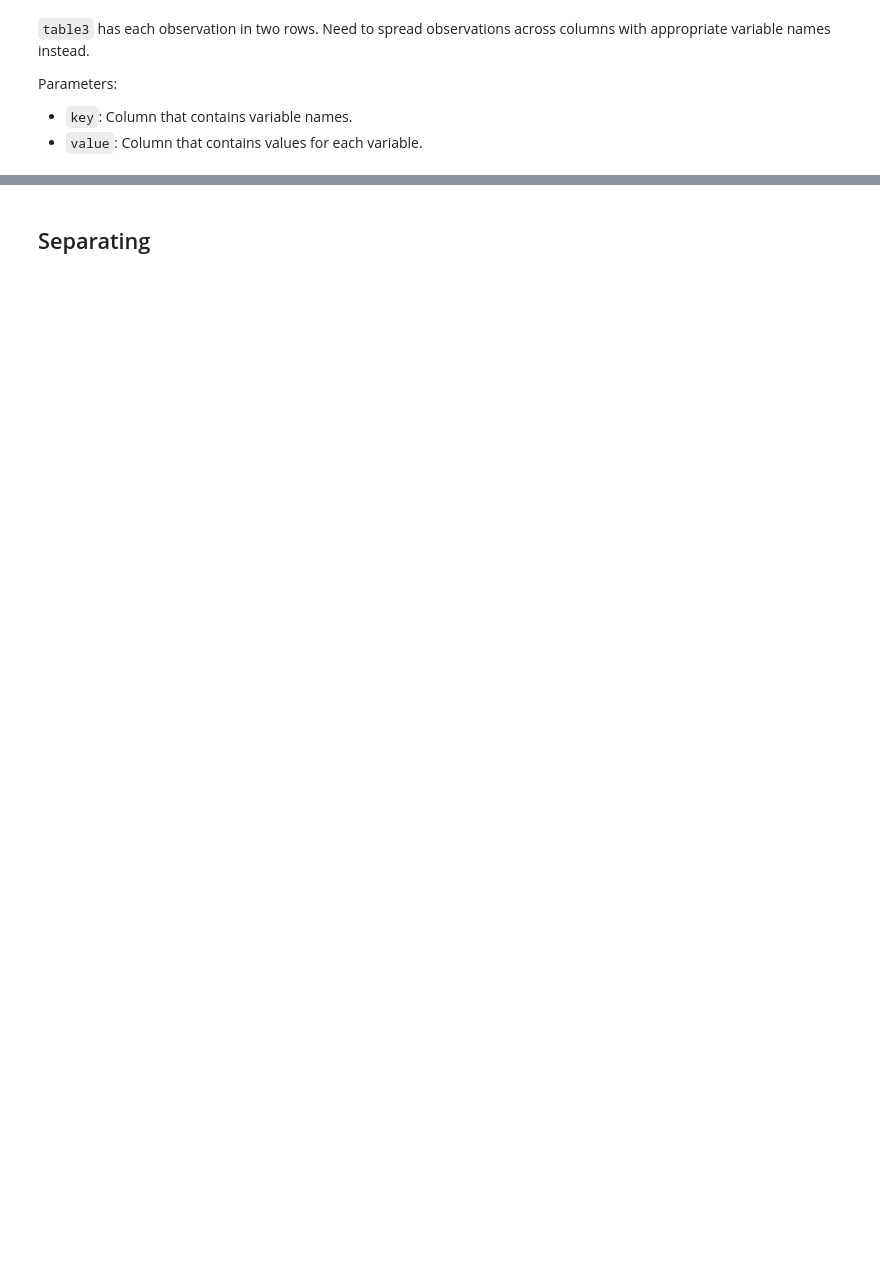
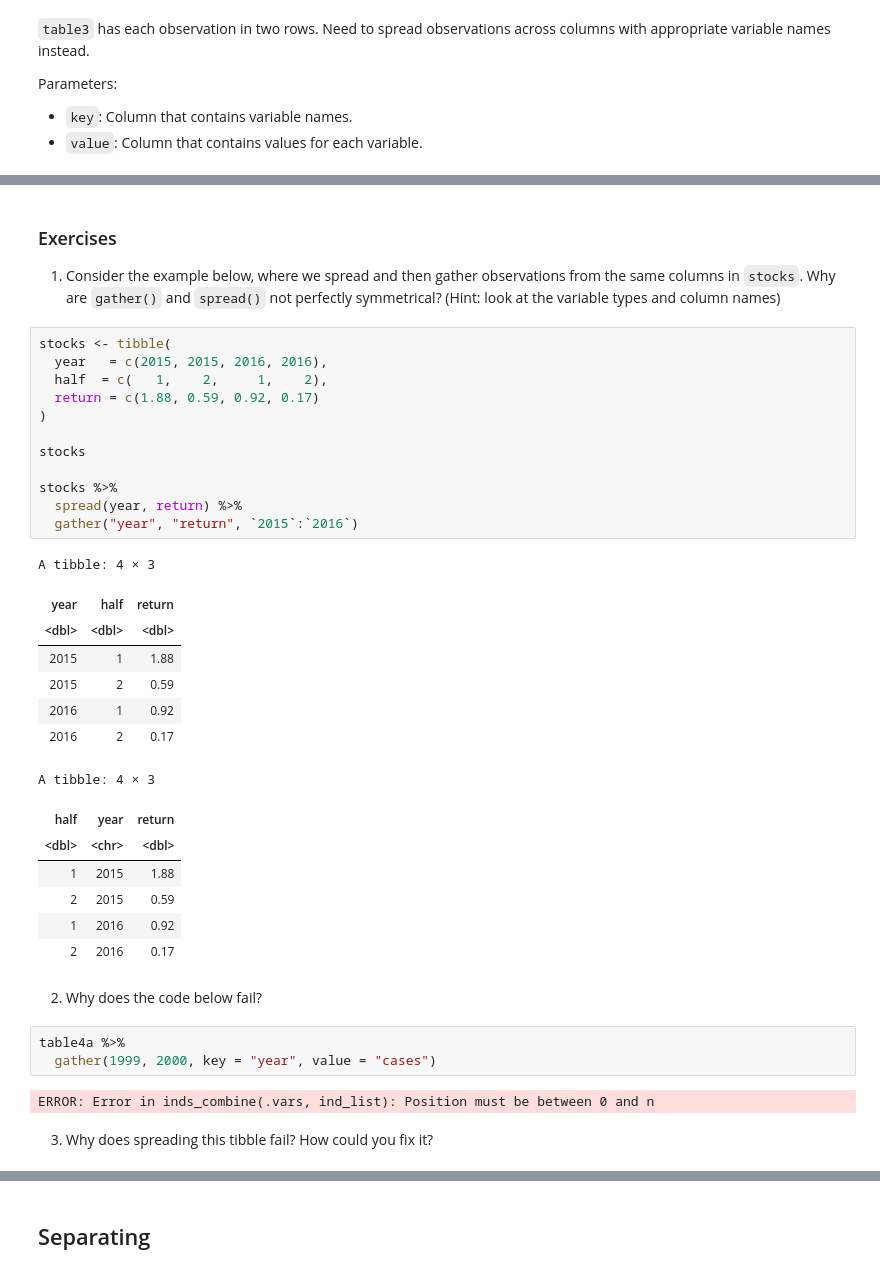
Before and after one commit to compbiocore/tidyverse-workshop, a Jupyter notebook: notebooks/workshop.ipynb, the cells around one changed output, grey strips where cells are left out. Saved outputs shown, nothing was run; the diff lists cells and outputs as text; blank space fills up the shorter version.

Commit message:
update nb with exercises

```diff
--- a/notebooks/workshop.ipynb
+++ b/notebooks/workshop.ipynb
@@ -207,3 +238,43 @@ spread(table3, key=type,value=mileage)
 | chevrolet corvette | 2008 | 15 | 25 |
 | honda civic | 1999 | 24 | 32 |
 | honda civic | 2008 | 25 | 36 |
+# %% [markdown]
+### Exercises
+
+1. Consider the example below, where we spread and then gather observations from the same columns in `stocks`. Why are `gather()` and `spread()` not perfectly symmetrical? (Hint: look at the variable types and column names)
+# %%
+stocks <- tibble(
+  year   = c(2015, 2015, 2016, 2016),
+  half  = c(   1,    2,     1,    2),
+  return = c(1.88, 0.59, 0.92, 0.17)
+)
+
+stocks
+
+stocks %>%
+  spread(year, return) %>%
+  gather("year", "return", `2015`:`2016`)
+# %% [output]
+A tibble: 4 × 3
+| year | half | return |
+| <dbl> | <dbl> | <dbl> |
+| 2015 | 1 | 1.88 |
+| 2015 | 2 | 0.59 |
+| 2016 | 1 | 0.92 |
+| 2016 | 2 | 0.17 |
+A tibble: 4 × 3
+| half | year | return |
+| <dbl> | <chr> | <dbl> |
+| 1 | 2015 | 1.88 |
+| 2 | 2015 | 0.59 |
+| 1 | 2016 | 0.92 |
+| 2 | 2016 | 0.17 |
+# %% [markdown]
+2. Why does the code below fail?
+# %%
+table4a %>%
+  gather(1999, 2000, key = "year", value = "cases")
+# %% [output]
+ERROR: Error in inds_combine(.vars, ind_list): Position must be between 0 and n
+# %% [markdown]
+3. Why does spreading this tibble fail? How could you fix it?
```
Also changed, not shown: parts of 104 cells of this notebook, 7 other files.
